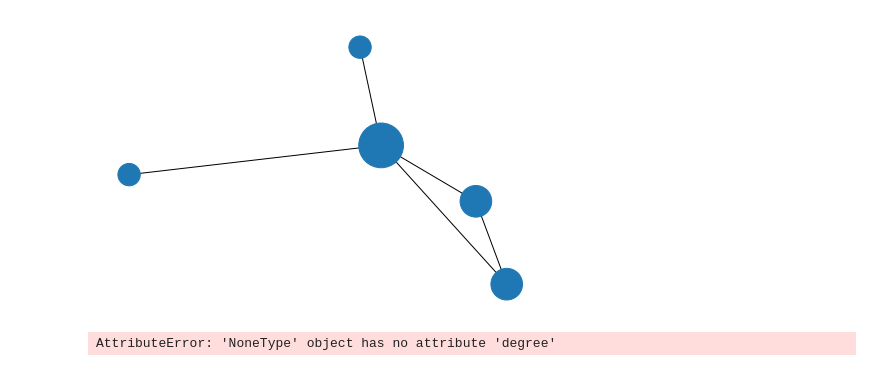
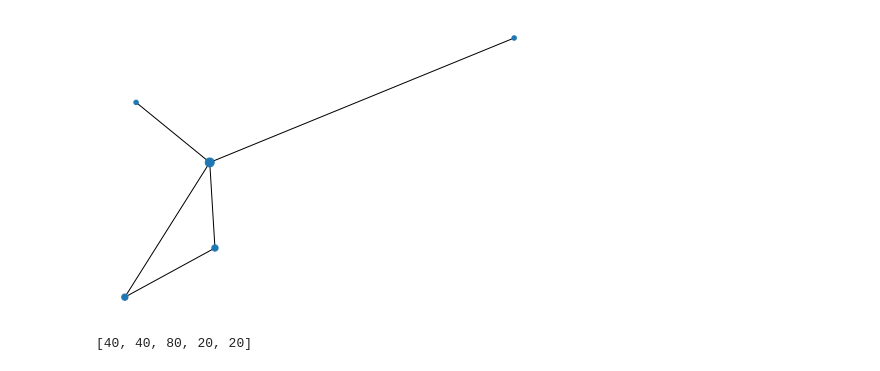
Before and after one commit to edwardchalstrey1/bokehfun, a Jupyter notebook: Network testing.ipynb, the cells around one changed output. Drawn from its saved outputs; the diff is of its cells as text; code cells hidden in the pictures.

Commit message:
variable node sizes and colors

```diff
--- a/Network testing.ipynb
+++ b/Network testing.ipynb
@@ -38,12 +40,8 @@ G.add_edges_from([(1,2,{'weight':8}),(1,3,{'weight':7}),(2,3,{'weight':2}),(3,4,
 # %%
 d = dict(G.degree)
 
-node_size = [v*500 for v in d.values()]
+sizes = [v*20 for v in d.values()]
 
-G = nx.draw(G, nodelist=d.keys(), node_size=node_size)
+nx.draw(G, nodelist=d.keys(), node_size=sizes)
 # %% [output]
-[figure, old version]
+[figure, new version]
-# %%
-node_size = {k:5*v for k,v in G.degree()}.items()
-# %% [output]
-AttributeError: 'NoneType' object has no attribute 'degree'
@@ -53,3 +48,7 @@ nx.draw(G)
+# %%
+sizes
+# %% [output]
+[40, 40, 80, 20, 20]
 # %%
 # We could use figure here but don't want all the axes and titles
 plot = Plot(x_range=Range1d(-4, 4), y_range=Range1d(-4 ,4))
```
Also changed, not shown: parts of 6 cells of this notebook.
